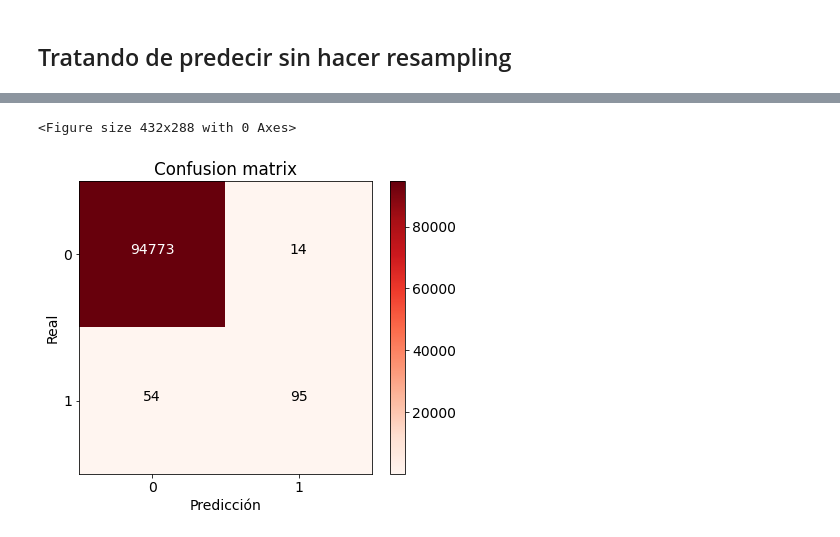
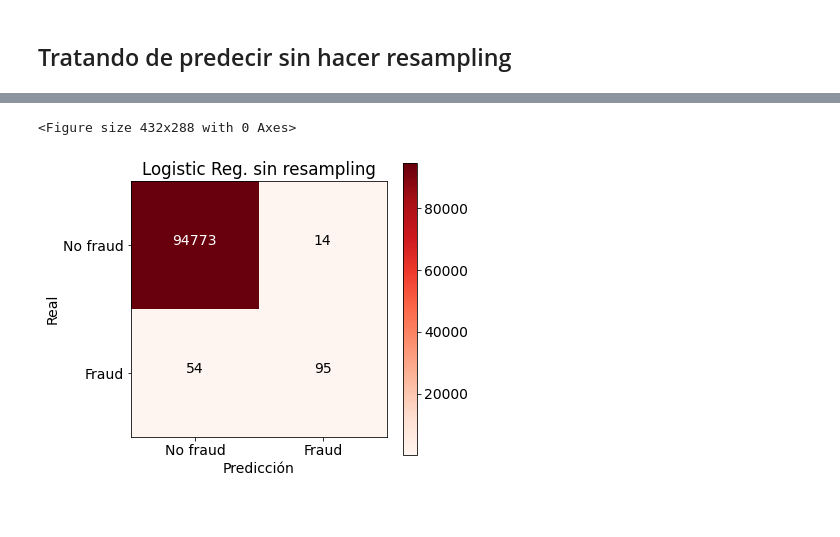
Before and after one commit to gamanc/AnomalyDetection, a Jupyter notebook: AnomalyDetection.ipynb, the cells around one changed output, grey strips where cells are left out. Cells and saved outputs as stored; diff of their text form; code cells hidden in the pictures; blank space fills up the shorter version.

```diff
--- a/AnomalyDetection.ipynb
+++ b/AnomalyDetection.ipynb
@@ -429,10 +428,10 @@ print()
 print("Recall: ", conf_matrix[1,1]/(conf_matrix[1,0]+conf_matrix[1,1]))
 
 # Plot confusion matrix
-class_names = [0,1]
+class_names = ["No fraud","Fraud"]
 plt.figure()
 plot_confusion_matrix(conf_matrix
                       , classes=class_names
-                      , title='Confusion matrix')
+                      , title='Logistic Reg. sin resampling')
 plt.show()
 # %% [output]
@@ -440,15 +439,15 @@ Elapsed time: 0:00:02.875374
 LogisticRegression has a training score of 100.0 % accuracy score
 Classification report
               precision    recall  f1-score   support
 
    Non fraud       1.00      1.00      1.00     94787
        Fraud       0.87      0.64      0.74       149
 
     accuracy                           1.00     94936
    macro avg       0.94      0.82      0.87     94936
 weighted avg       1.00      1.00      1.00     94936
 
 
 Recall:  0.6375838926174496
 <Figure size 432x288 with 0 Axes>
-[figure, old version]
+[figure, new version]
```
Also changed, not shown: parts of 5 cells of this notebook.
